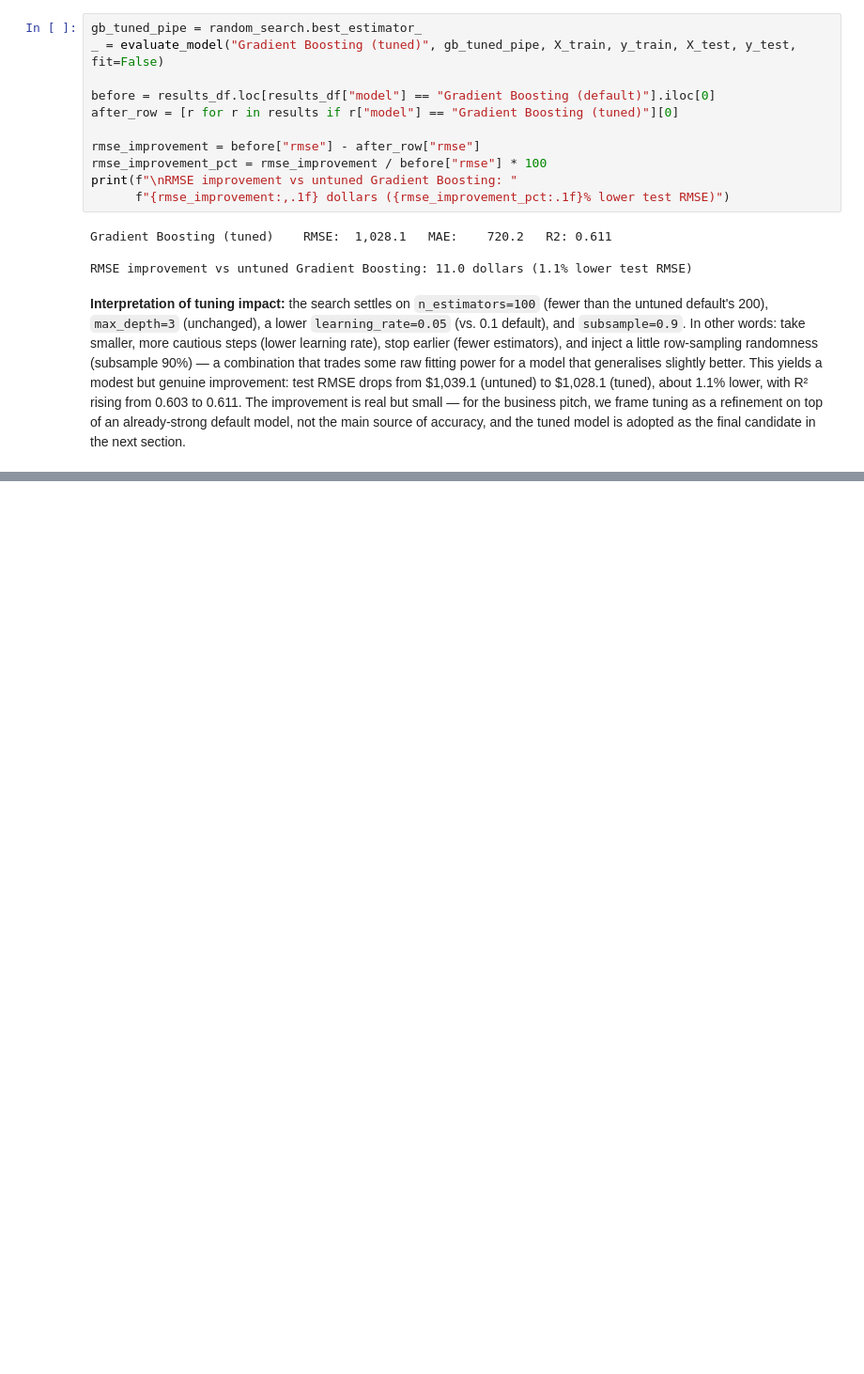
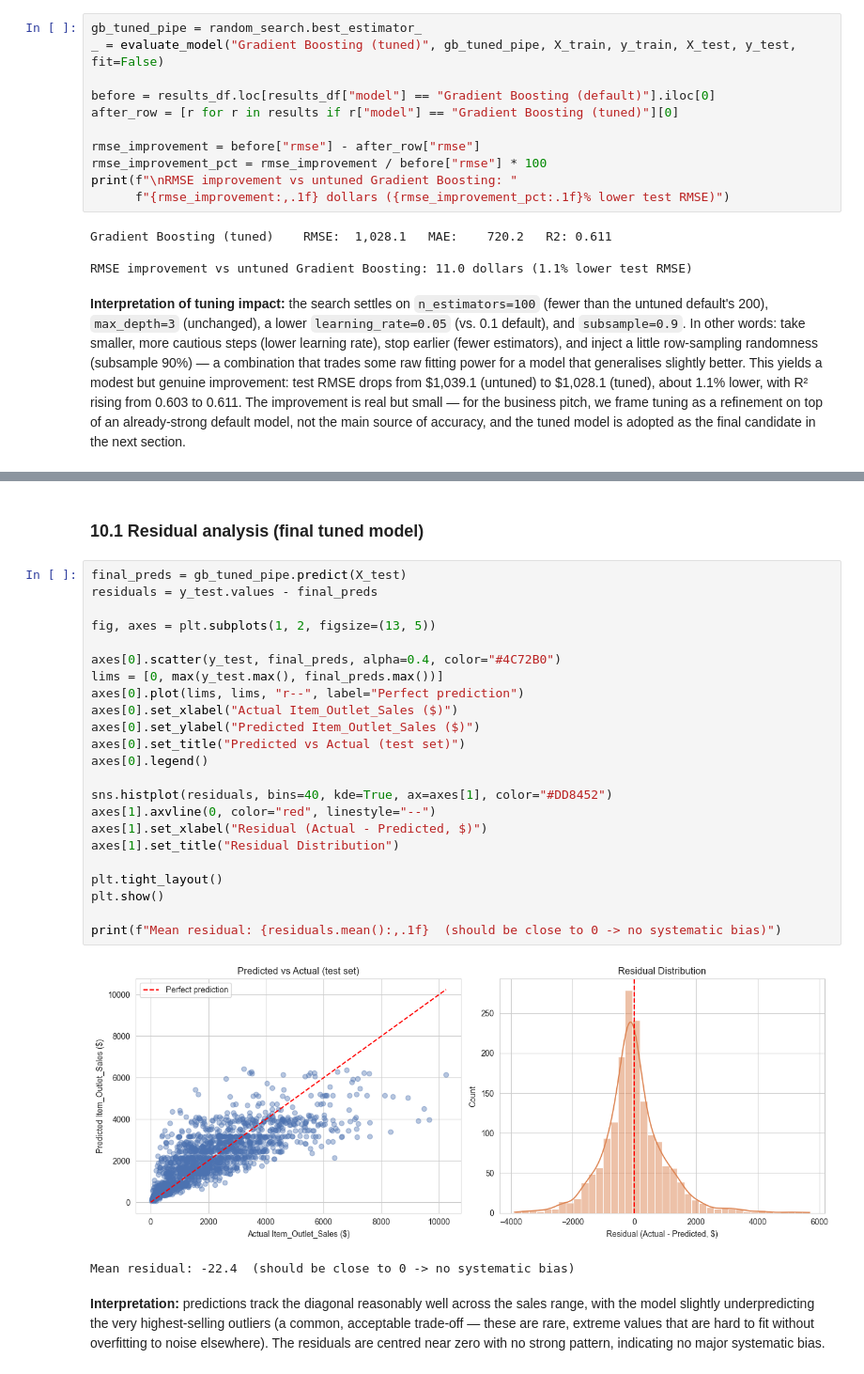
Before and after one commit to marcusteoh/bigmart-sales-predictor, a Jupyter notebook: BigMart_Sales_Prediction.ipynb, the cells around one changed output, grey strips where cells are left out. Shown at 94% size. Drawn from its saved outputs; the diff is of its cells as text; blank space fills up the shorter version.

Commit message:
Select final tuned Gradient Boosting model, analyze residuals, document assumptions, export pipeline for deployment

```diff
--- a/BigMart_Sales_Prediction.ipynb
+++ b/BigMart_Sales_Prediction.ipynb
@@ -939,0 +974,34 @@ and the tuned model is adopted as the final candidate in the next section.
+# %% [markdown]
+### 10.1 Residual analysis (final tuned model)
+# %%
+final_preds = gb_tuned_pipe.predict(X_test)
+residuals = y_test.values - final_preds
+
+fig, axes = plt.subplots(1, 2, figsize=(13, 5))
+
+axes[0].scatter(y_test, final_preds, alpha=0.4, color="#4C72B0")
+lims = [0, max(y_test.max(), final_preds.max())]
+axes[0].plot(lims, lims, "r--", label="Perfect prediction")
+axes[0].set_xlabel("Actual Item_Outlet_Sales ($)")
+axes[0].set_ylabel("Predicted Item_Outlet_Sales ($)")
+axes[0].set_title("Predicted vs Actual (test set)")
+axes[0].legend()
+
+sns.histplot(residuals, bins=40, kde=True, ax=axes[1], color="#DD8452")
+axes[1].axvline(0, color="red", linestyle="--")
+axes[1].set_xlabel("Residual (Actual - Predicted, $)")
+axes[1].set_title("Residual Distribution")
+
+plt.tight_layout()
+plt.show()
+
+print(f"Mean residual: {residuals.mean():,.1f}  (should be close to 0 -> no systematic bias)")
+# %% [output]
+[figure, added]
+Mean residual: -22.4  (should be close to 0 -> no systematic bias)
+# %% [markdown]
+**Interpretation:** predictions track the diagonal reasonably well across the sales range,
+with the model slightly underpredicting the very highest-selling outliers (a common,
+acceptable trade-off — these are rare, extreme values that are hard to fit without
+overfitting to noise elsewhere). The residuals are centred near zero with no strong pattern,
+indicating no major systematic bias.
```
Also changed, not shown: parts of 9 cells of this notebook, 2 other files.
